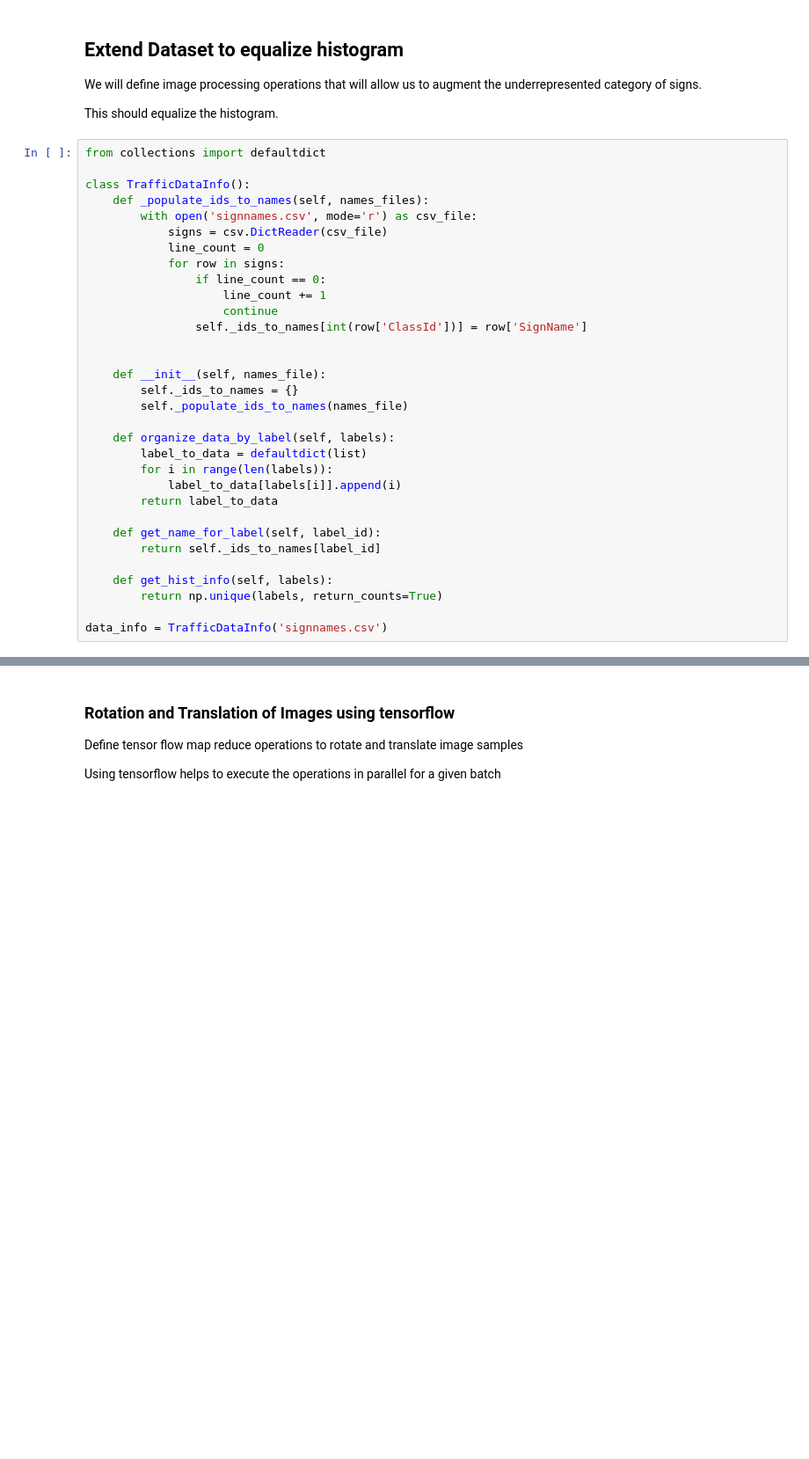
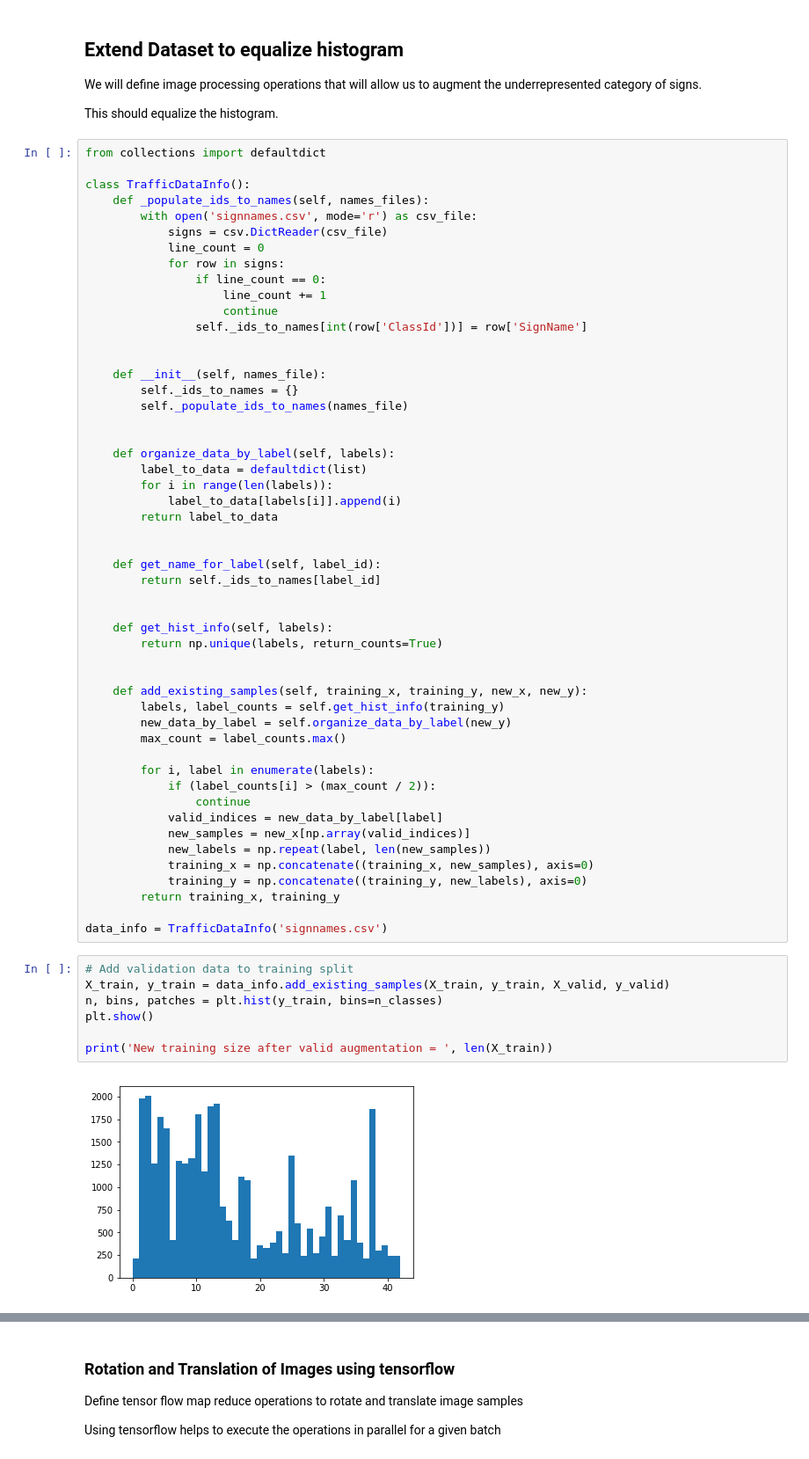
Before and after one commit to hanumant07/traffic_sign_detection, a Jupyter notebook: Traffic_Sign_Classifier.ipynb, the cells around one changed output, grey strips where cells are left out. Shown: that part at 88% size. Saved outputs shown, nothing was run; the diff lists cells and outputs as text; blank space fills up the shorter version.

```diff
--- a/Traffic_Sign_Classifier.ipynb
+++ b/Traffic_Sign_Classifier.ipynb
@@ -162,16 +162,44 @@ class TrafficDataInfo():
         self._ids_to_names = {}
         self._populate_ids_to_names(names_file)
 
+
     def organize_data_by_label(self, labels):
         label_to_data = defaultdict(list)
         for i in range(len(labels)):
             label_to_data[labels[i]].append(i)
         return label_to_data
 
+
     def get_name_for_label(self, label_id):
         return self._ids_to_names[label_id]
+
 
     def get_hist_info(self, labels):
         return np.unique(labels, return_counts=True)
 
+
+    def add_existing_samples(self, training_x, training_y, new_x, new_y):
+        labels, label_counts = self.get_hist_info(training_y)
+        new_data_by_label = self.organize_data_by_label(new_y)
+        max_count = label_counts.max()
+
+        for i, label in enumerate(labels):
+            if (label_counts[i] > (max_count / 2)):
+                continue
+            valid_indices = new_data_by_label[label]
+            new_samples = new_x[np.array(valid_indices)]
+            new_labels = np.repeat(label, len(new_samples))
+            training_x = np.concatenate((training_x, new_samples), axis=0)
+            training_y = np.concatenate((training_y, new_labels), axis=0)
+        return training_x, training_y
+
 data_info = TrafficDataInfo('signnames.csv')
+# %%
+# Add validation data to training split
+X_train, y_train = data_info.add_existing_samples(X_train, y_train, X_valid, y_valid)
+n, bins, patches = plt.hist(y_train, bins=n_classes)
+plt.show()
+
+print('New training size after valid augmentation = ', len(X_train))
+# %% [output]
+[figure, added]
```
Also changed, not shown: parts of 17 cells of this notebook, 8 other files.
